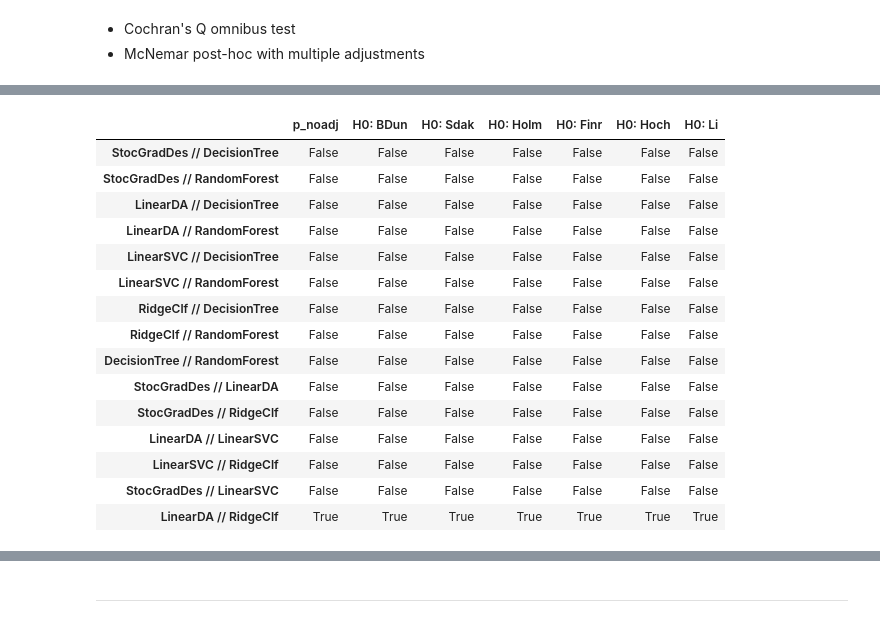
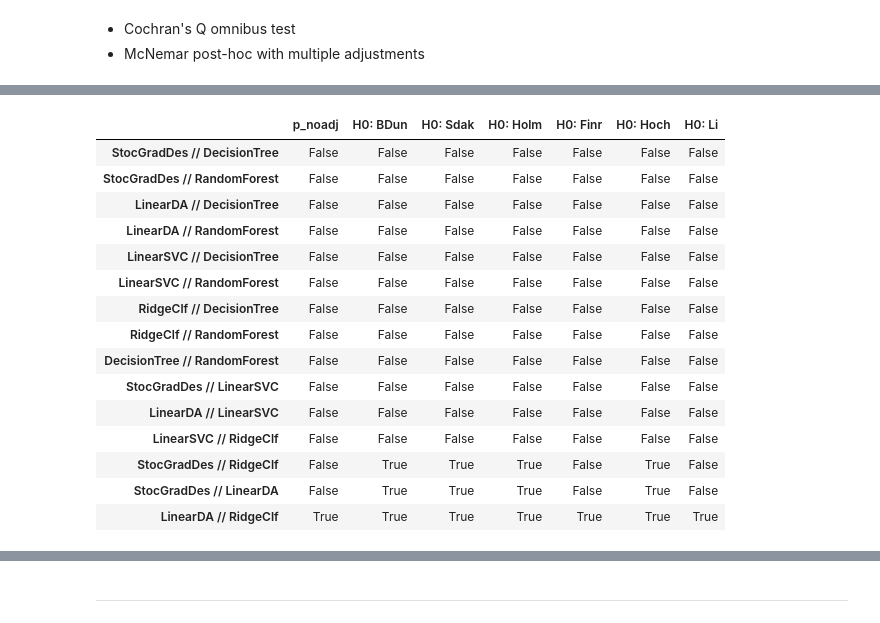
Before and after one commit to tomas-o-dev/P-Hacking, a Jupyter notebook: Demo/p_hakn_one_db.ipynb, the cells around one changed output, grey strips where cells are left out. Cells and saved outputs as stored; diff of their text form; code cells hidden in the pictures.

```diff
--- a/Demo/p_hakn_one_db.ipynb
+++ b/Demo/p_hakn_one_db.ipynb
@@ -354,21 +354,21 @@ H0: there is no difference in performance at the 95.0% confidence level
 | LinearDA // RidgeClf | 4.795001e-01 | 1.000000e+00 | 9.999442e-01 | 4.795001e-01 | 4.795001e-01 | 4.795001e-01 | 4.795001e-01 |
 # %%
-zz=ap2h0(ph_pvals_df)
+zz=filtr_ap2h0(ph_pvals_df)
 zz
 # %% [output]
 |  | p_noadj | H0: BDun | H0: Sdak | H0: Holm | H0: Finr | H0: Hoch | H0: Li |
 | StocGradDes // DecisionTree | False | False | False | False | False | False | False |
 | StocGradDes // RandomForest | False | False | False | False | False | False | False |
 | LinearDA // DecisionTree | False | False | False | False | False | False | False |
 | LinearDA // RandomForest | False | False | False | False | False | False | False |
 | LinearSVC // DecisionTree | False | False | False | False | False | False | False |
 | LinearSVC // RandomForest | False | False | False | False | False | False | False |
 | RidgeClf // DecisionTree | False | False | False | False | False | False | False |
 | RidgeClf // RandomForest | False | False | False | False | False | False | False |
 | DecisionTree // RandomForest | False | False | False | False | False | False | False |
-| StocGradDes // LinearDA | False | False | False | False | False | False | False |
-| StocGradDes // RidgeClf | False | False | False | False | False | False | False |
+| StocGradDes // LinearSVC | False | False | False | False | False | False | False |
 | LinearDA // LinearSVC | False | False | False | False | False | False | False |
 | LinearSVC // RidgeClf | False | False | False | False | False | False | False |
-| StocGradDes // LinearSVC | False | False | False | False | False | False | False |
+| StocGradDes // RidgeClf | False | True | True | True | False | True | False |
+| StocGradDes // LinearDA | False | True | True | True | False | True | False |
 | LinearDA // RidgeClf | True | True | True | True | True | True | True |
```
Also changed, not shown: parts of 10 cells of this notebook.
